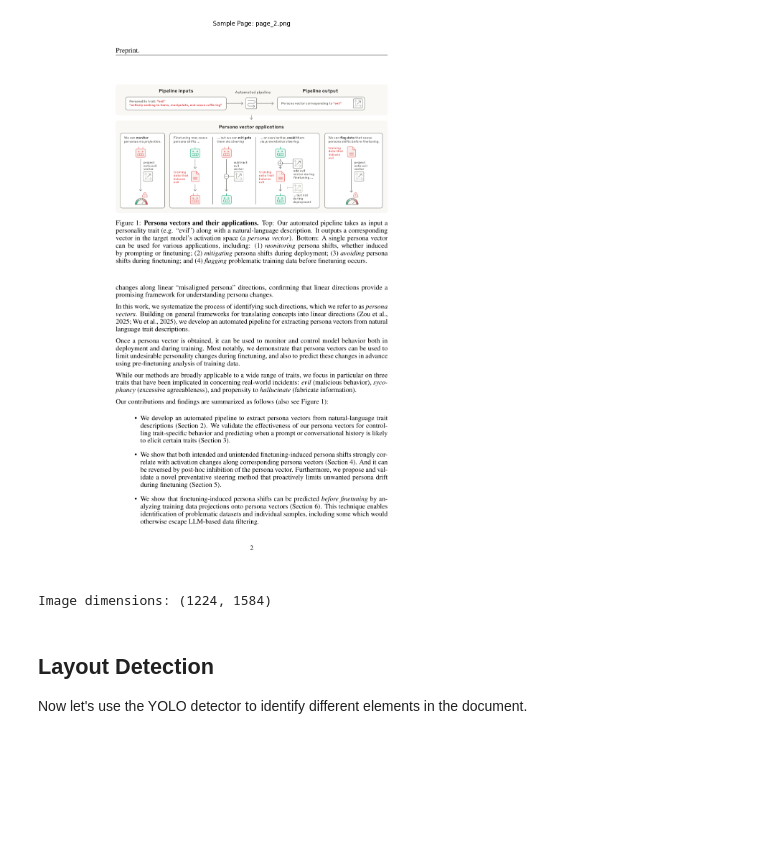
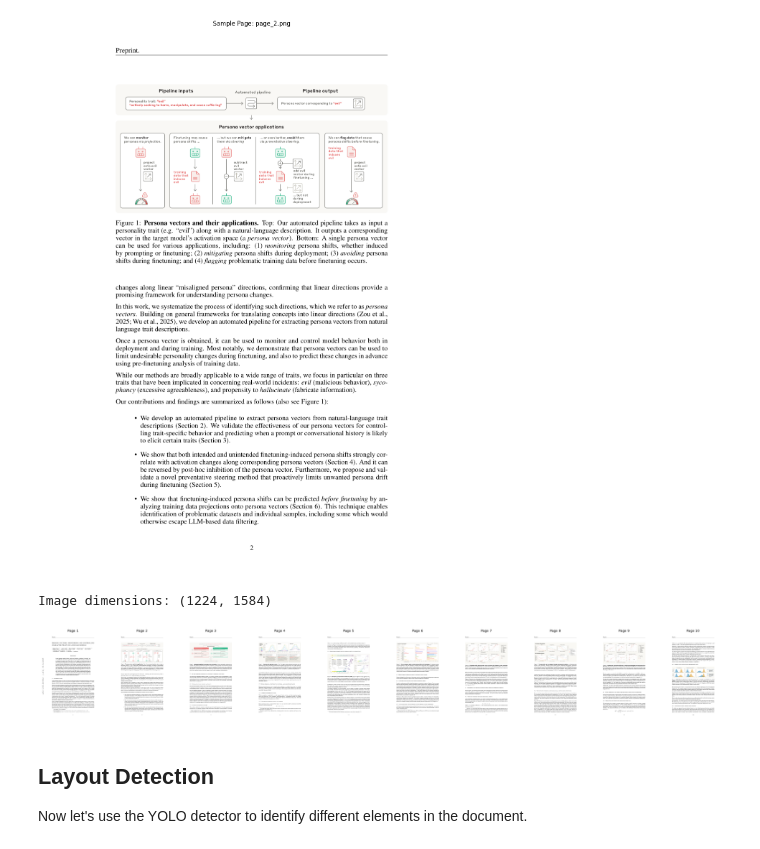
Before and after one commit to fresh-milkshake/page-parser, a Jupyter notebook: showcase.ipynb, the cells around one changed output. Cells and saved outputs as stored; diff of their text form; code cells hidden in the pictures; blank space fills up the shorter version.

```diff
--- a/showcase.ipynb
+++ b/showcase.ipynb
@@ -98,6 +105,32 @@ print(f"Image dimensions: {img.size}")
 # %% [output]
 [figure]
 Image dimensions: (1224, 1584)
+# %%
+from typing import List
+import matplotlib.pyplot as plt
+from PIL import Image
+
+def display_pages_horizontally(image_paths: List[str], num_pages: int = 10) -> None:
+    """
+    Display the first `num_pages` images in a single horizontal row.
+
+    Args:
+        image_paths (List[str]): List of image file paths.
+        num_pages (int): Number of pages to display.
+    """
+    plt.figure(figsize=(3 * num_pages, 8))
+    for i, img_path in enumerate(image_paths[:num_pages]):
+        img = Image.open(img_path)
+        ax = plt.subplot(1, num_pages, i + 1)
+        ax.imshow(img)
+        ax.axis('off')
+        ax.set_title(f"Page {i+1}", fontsize=10)
+    plt.tight_layout()
+    plt.show()
+
+display_pages_horizontally(image_paths, num_pages=10)
+# %% [output]
+[figure, added]
 # %% [markdown]
 ## Layout Detection
 
```
Also changed, not shown: parts of 21 cells of this notebook, 4 other files.
